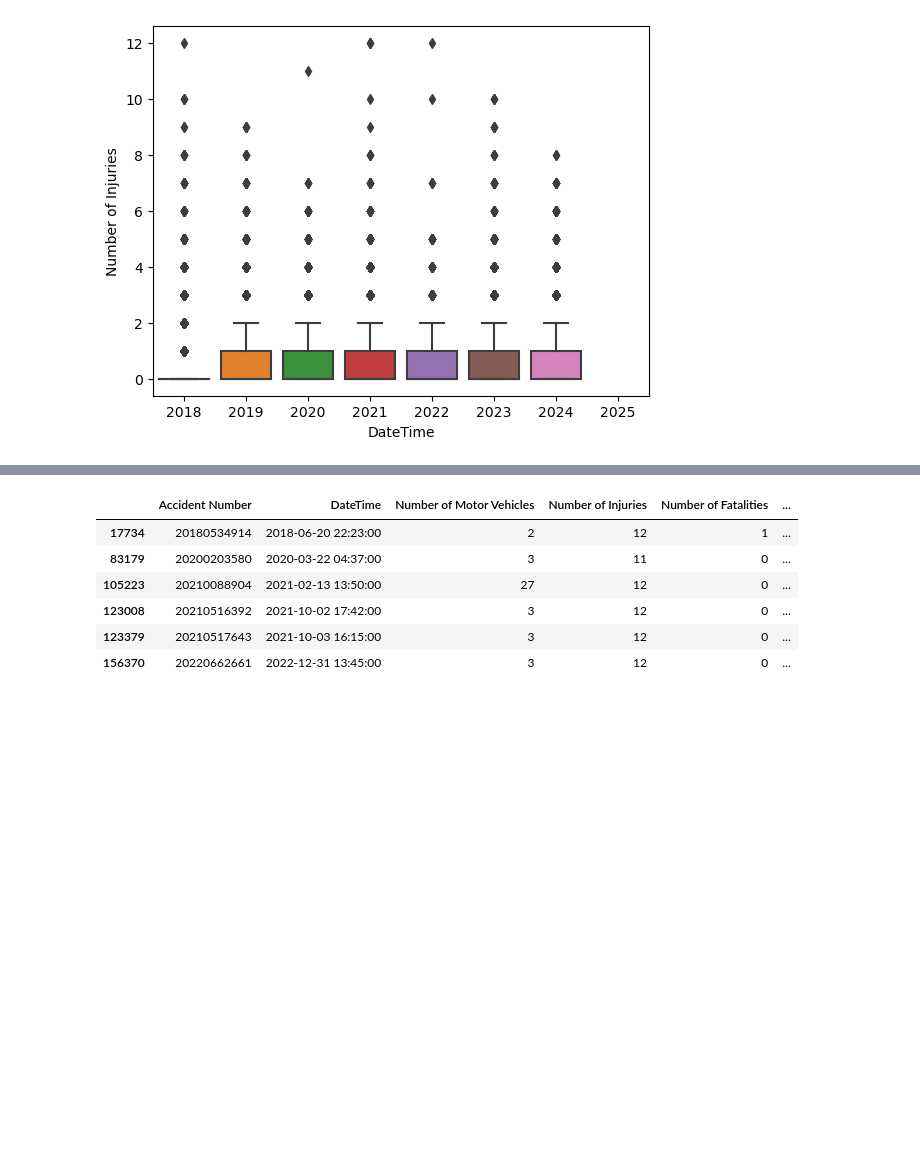
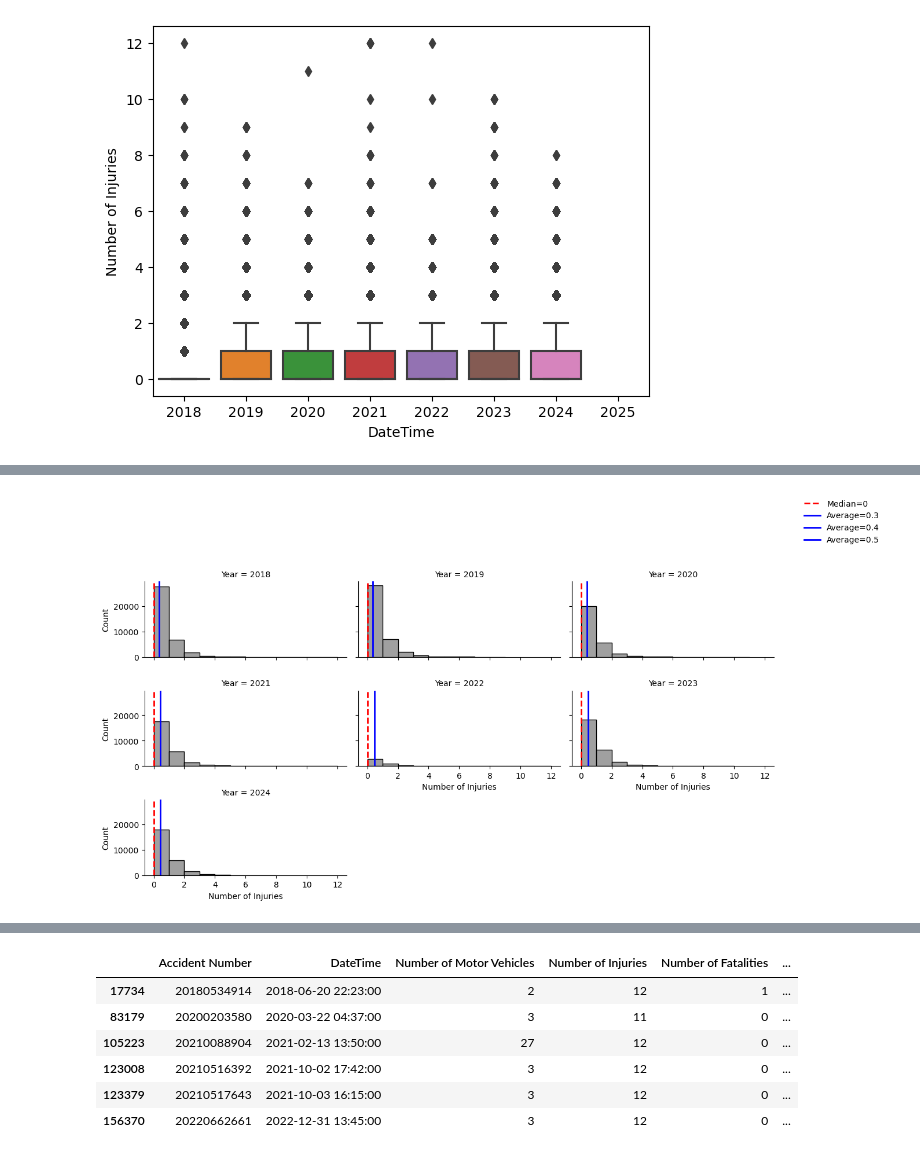
Before and after one commit to essetetsahai/nashville_traffic, a Jupyter notebook: notebooks/traffic_notebook.ipynb, the cells around one changed output, grey strips where cells are left out. Saved outputs shown, nothing was run; the diff lists cells and outputs as text; code cells hidden in the pictures; blank space fills up the shorter version.

```diff
--- a/notebooks/traffic_notebook.ipynb
+++ b/notebooks/traffic_notebook.ipynb
@@ -652,0 +720,22 @@ sns.boxplot(data = df_mv, x = df['DateTime'].dt.year, y = "Number of Injuries")
+# %%
+def custom_hist(data, **kwargs):
+
+    sns.histplot(data, x = data['Number of Injuries'], binwidth = 1, color = 'grey')
+
+    med = data['Number of Injuries'].median()
+    plt.axvline(med, color = 'red', lw = 2, ls = '--', label = f'Median={med:.0f}')
+    avg = data['Number of Injuries'].mean()
+    plt.axvline(avg, color = 'blue', lw = 2, ls = '-', label = f'Average={avg:.1f}')
+    #plt.legend()
+
+
+#Define g: specify the df and what column to subset by
+#Also facetgrid settings
+g = sns.FacetGrid(data = df_mv, col = 'Year', col_wrap = 3, height = 2, aspect = 2)
+
+#Apply the plot/df function to g
+g.map_dataframe(custom_hist)
+g.add_legend(loc = 'lower right', bbox_to_anchor = (1.03,1.03))
+plt.show()
+# %% [output]
+[figure, added]
```
Also changed, not shown: parts of 18 cells of this notebook.
